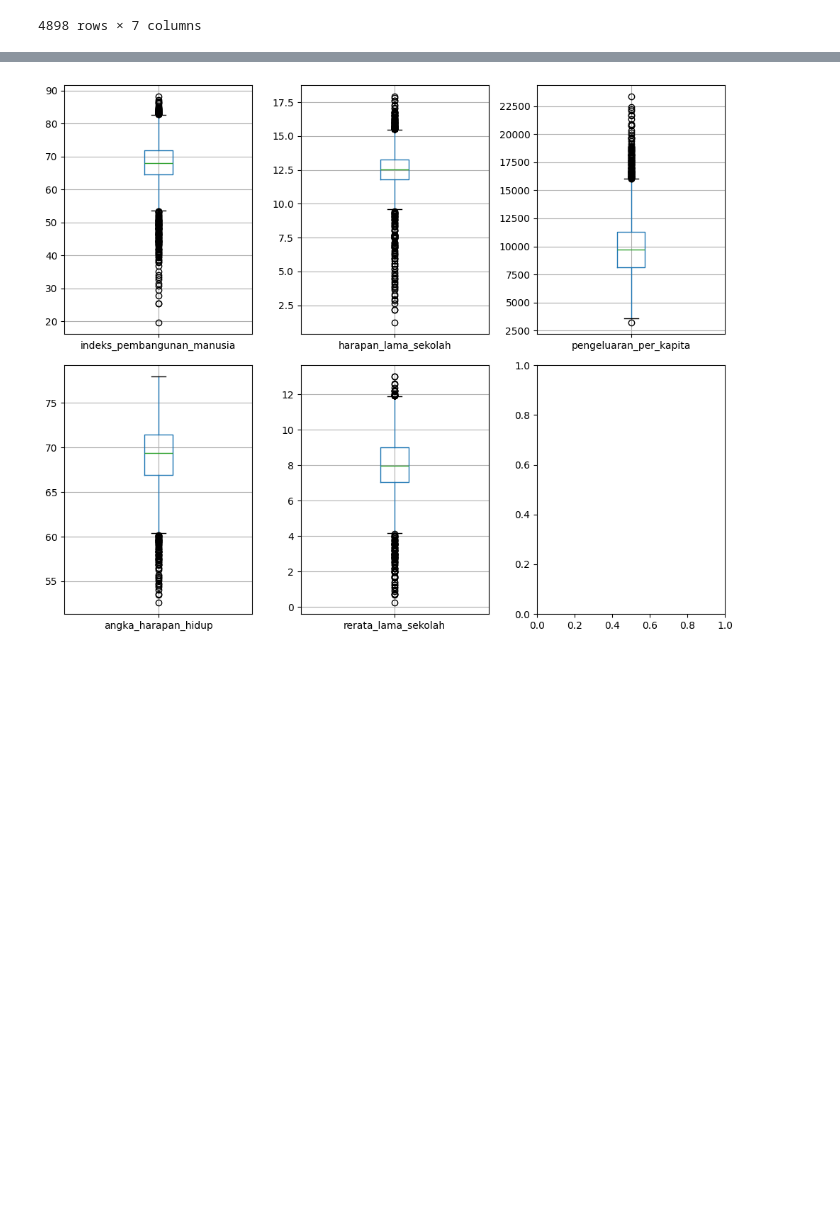
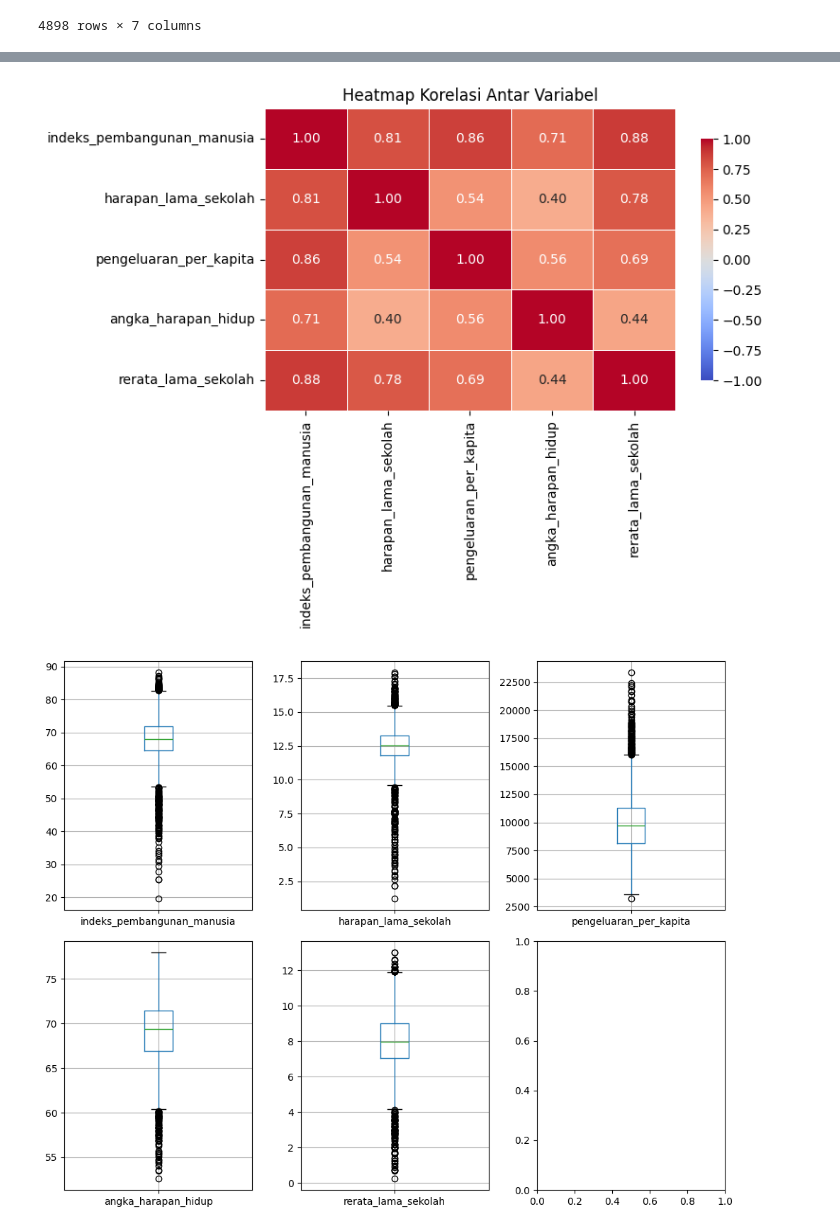
Before and after one commit to Adianjayaditya/prediksi-indeks-pembangunan-manusia, a Jupyter notebook: main.ipynb, the cells around one changed output, grey strips where cells are left out. Saved outputs shown, nothing was run; the diff lists cells and outputs as text; code cells hidden in the pictures; blank space fills up the shorter version.

```diff
--- a/main.ipynb
+++ b/main.ipynb
@@ -191,3 +152,17 @@ data
+# %%
+import pandas as pd
+import seaborn as sns
+import matplotlib.pyplot as plt
+
+
+correlation_matrix = data.corr()
+plt.figure(figsize=(8, 6))
+sns.heatmap(correlation_matrix, annot=True, cmap='coolwarm', fmt='.2f', vmin=-1, vmax=1, linewidths=0.5, cbar_kws={'shrink': 0.8})
+plt.title('Heatmap Korelasi Antar Variabel')
+plt.tight_layout()
+plt.show()
+# %% [output]
+[figure, added]
 # %%
 import matplotlib.pyplot as plt
 
```
Also changed, not shown: parts of 11 cells of this notebook.
